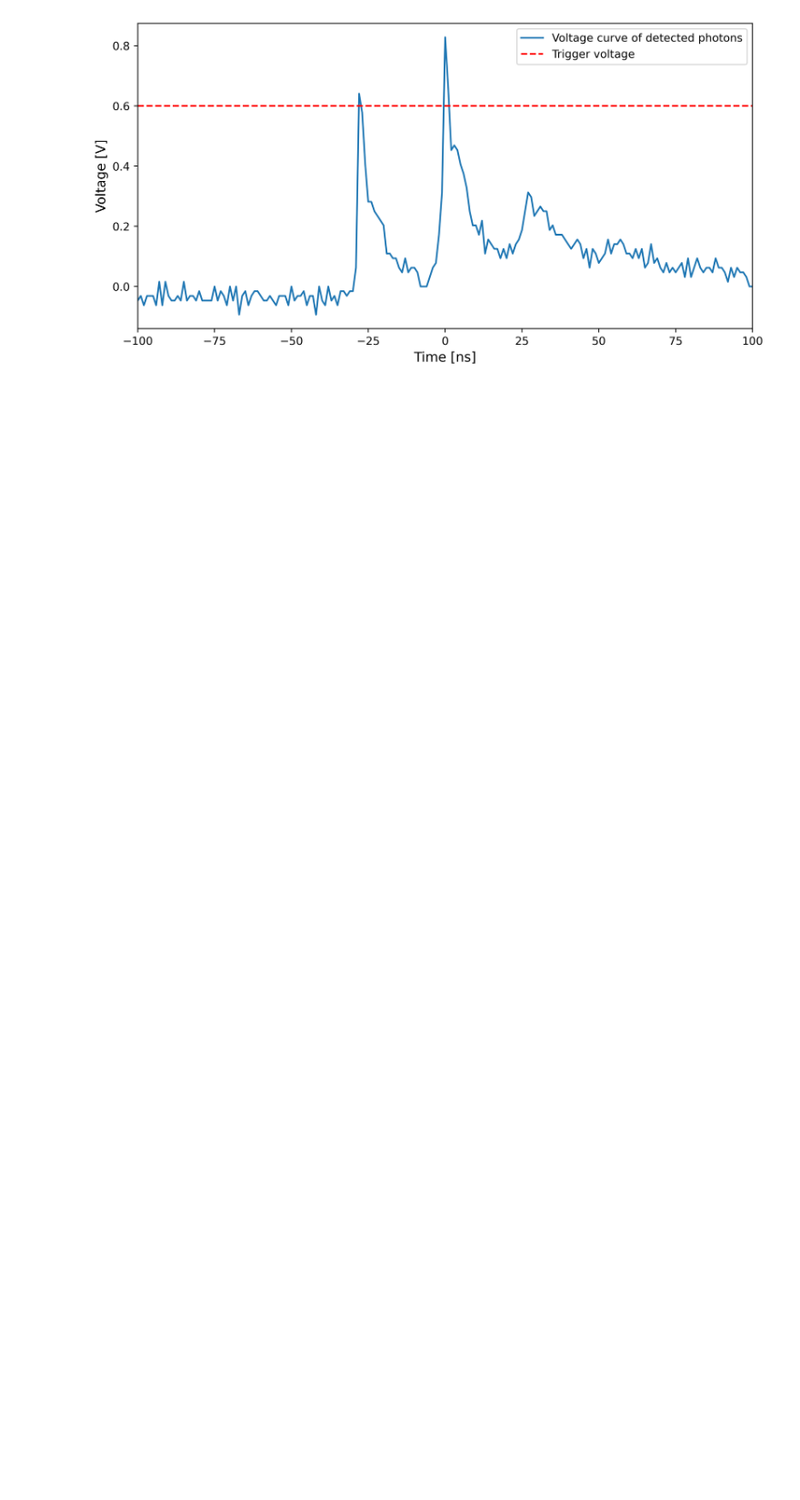
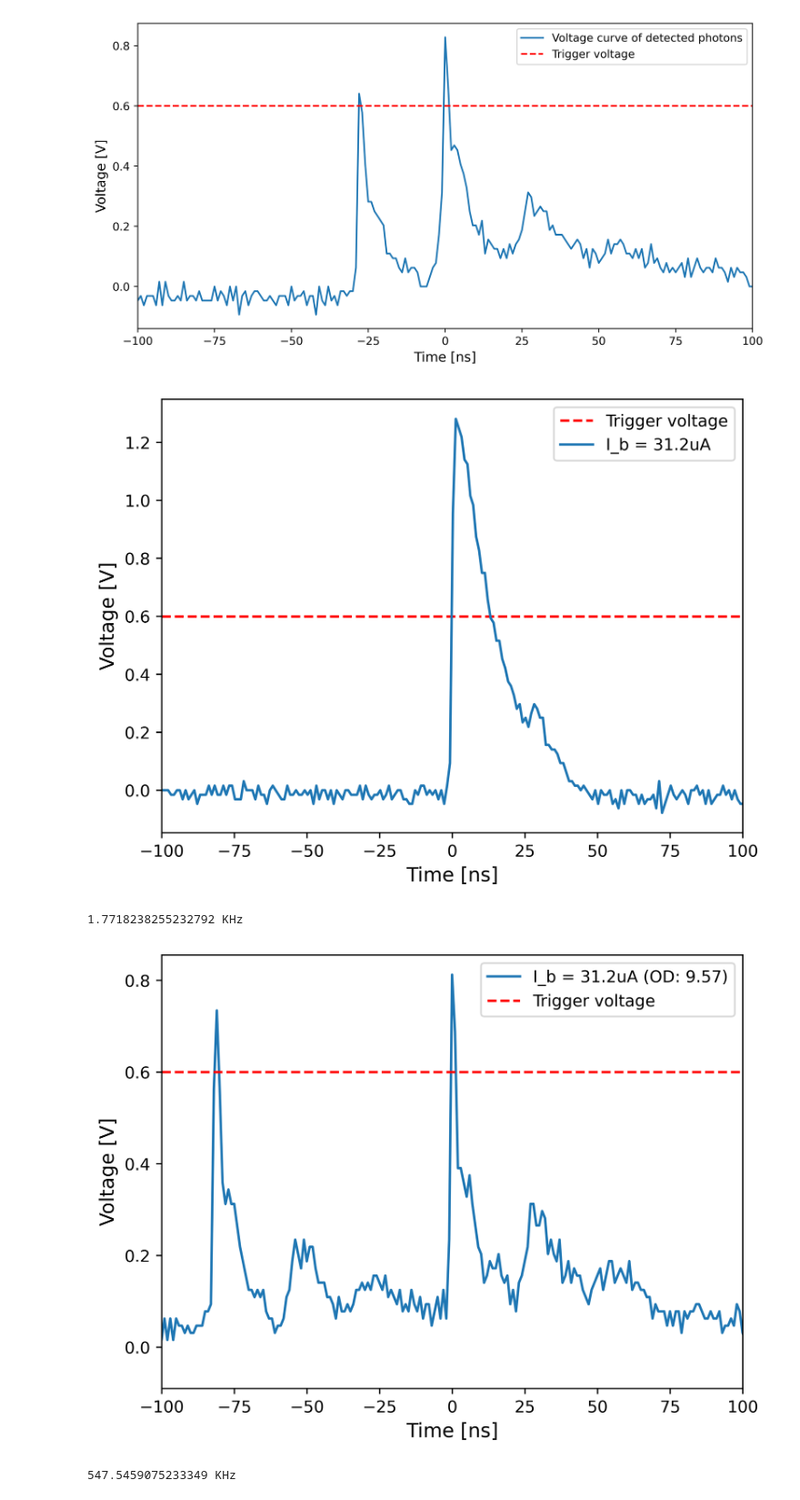
Before and after one commit to MXM1796/Bachelor_thesis_24, a Jupyter notebook: Porgramming/analog_signals.ipynb, the cells around one changed output. Shown at 91% size. Drawn from its saved outputs; the diff is of its cells as text; code cells hidden in the pictures; blank space fills up the shorter version.

```diff
--- a/Porgramming/analog_signals.ipynb
+++ b/Porgramming/analog_signals.ipynb
@@ -17,6 +17,26 @@ def plott_settings_default(plot_title, xlabel, ylabel, name_for_saving=0, legend
     if name_for_saving !=0:
         plt.savefig(f'../mythesis_HQO_Reicherd/figs/{name_for_saving}', bbox_inches='tight')
     plt.show()
+# %%
+# Efficiency calculation
+# Constants
+hbar = 1.054571817e-34  # Reduced Planck constant
+c= 2.998e8  # Speed of light in vacuum (m/s)
+
+# Wavelength in meters
+lambda_IR = 780e-9
+
+omega_IR = 2*np.pi*c/lambda_IR
+
+photons_per_second = lambda beam_pow, OD_value : beam_pow/(hbar * 2*np.pi* c/lambda_IR) *10**(-OD_value)
+
+
+# Input Beam Power
+beam_pow = 511e-6
+beam_pow_2 = 518.1e-6
+OD_value = 9.57395
+
+channel = 1
 # %%
 # plot analog signals from the dataset csv from oscilloscope (lecroy / 500Mhz time resolution)
 
@@ -83,3 +103,48 @@ saving_name = 'HQO_20240725_analog_signal_double_pulse_31.2uA_tv_600mV.png'
 plott_settings_default("",xlabel=xlabel, ylabel=ylabel, legend_title="", name_for_saving=saving_name)
 # %% [output]
 [figure]
+# %%
+#single plot of each analog signal from above
+plt.axhline(y=0.600, color='r', linestyle='--', label='Trigger voltage')
+plt.xlim(-100, +100)
+plt.plot(data_01[0]*10**9, data_01[1], label='I_b = 31.2uA')
+plt.legend()
+plott_settings_default("",xlabel=xlabel, ylabel=ylabel, legend_title="", name_for_saving='HQO_20240726_analog_signal_31.2uA_tv_600mV_OD_12_06.png')
+
+print(photons_per_second(beam_pow_2, 12.06)*10**(-3),"KHz")
+# plt.plot(data_03[0]*10**9, data_03[1], label='I_b = 35uA, V_t = 600mV - latching')
+# plt.axhline(y=0.600, color='r', linestyle='--', label='Trigger voltage')
+# plt.xlim(-100, +100)
+# plt.legend()
+# plt.show()
+#
+# plt.plot(data_05[0]*10**9, data_05[1], label='I_b = 25uA')
+# plt.axhline(y=0.600, color='r', linestyle='--', label='Trigger voltage')
+# plt.xlim(-100, +100)
+# plt.legend()
+# plt.show()
+#
+# plt.plot(data_12[0]*10**9, data_12[1], label='I_b = 31.2uA')
+# plt.axhline(y=0.600, color='r', linestyle='--', label='Trigger voltage')
+# plt.xlim(-100, +100)
+# plt.legend()
+# plt.show()
+
+plt.plot(data_13[0]*10**9, data_13[1], label='I_b = 31.2uA (OD: 9.57)')
+plt.axhline(y=0.600, color='r', linestyle='--', label='Trigger voltage')
+plt.xlim(-100, +100)
+plt.legend()
+plott_settings_default("",xlabel=xlabel, ylabel=ylabel, legend_title="", name_for_saving='HQO_20240726_analog_signal_OD_9.57_31.2uA_tv_600mV.png')
+print(photons_per_second(beam_pow_2, 9.57)*10**(-3), "KHz")
+
+
+# plt.plot(data_14[0]*10**9, data_14[1], label='I_b = 31.2uA (OD: 9.57)')
+# plt.axhline(y=0.600, color='r', linestyle='--', label='Trigger voltage')
+# plt.xlim(-100, +100)
+# plt.legend()
+# plt.show()
+# %% [output]
+[figure, added]
+1.7718238255232792 KHz
+[figure, added]
+547.5459075233349 KHz
```
Also changed, not shown: parts of 1 cell of this notebook, 11 other files.
